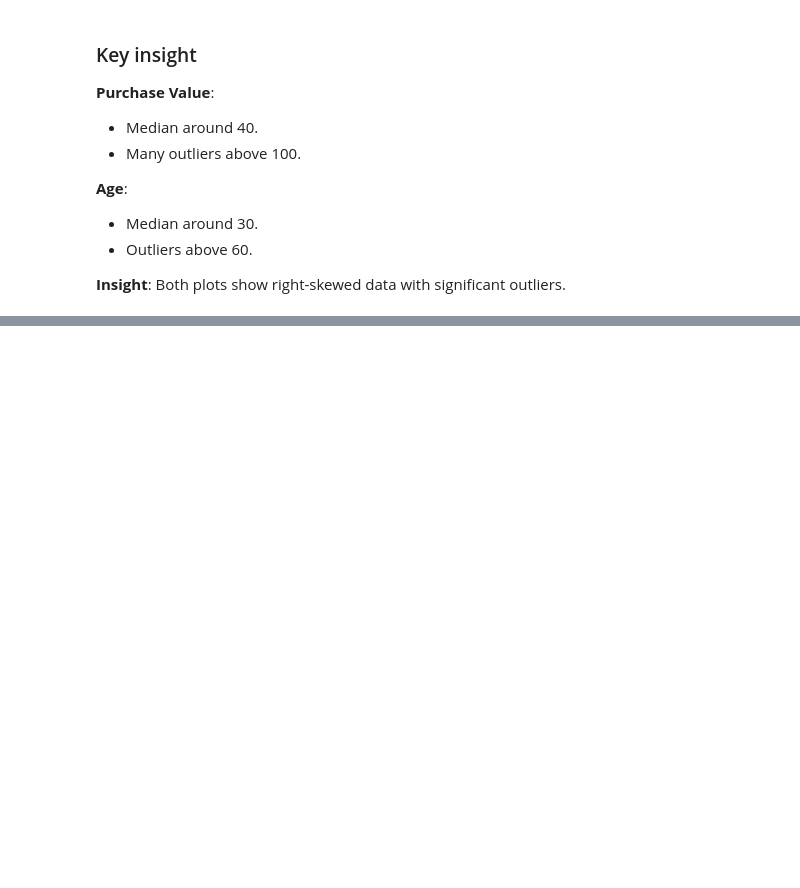
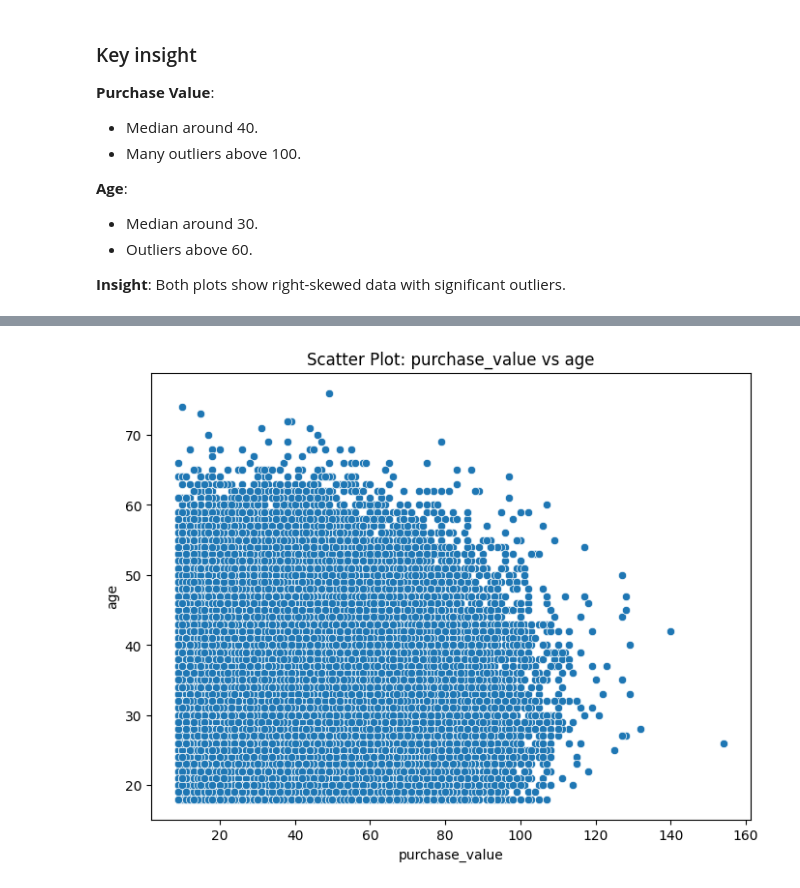
Before and after one commit to GetieBalew24/adey-ecommerce-banking-fraud-detection, a Jupyter notebook: notebooks/EDA_and_preprocessing.ipynb, the cells around one changed output, grey strips where cells are left out. Cells and saved outputs as stored; diff of their text form; code cells hidden in the pictures; blank space fills up the shorter version.

```diff
--- a/notebooks/EDA_and_preprocessing.ipynb
+++ b/notebooks/EDA_and_preprocessing.ipynb
@@ -199,0 +234,5 @@ visualizer.plot_box_plot(numerical_features)
+# %%
+
+# Plot a scatter plot of purchase_value against age.
+visualizer.scatter_plot('purchase_value', 'age')
+# %% [output]
@@ -199,0 +240 @@ visualizer.plot_box_plot(numerical_features)
+[figure, added]
```
Also changed, not shown: parts of 12 cells of this notebook, 1 other file.
